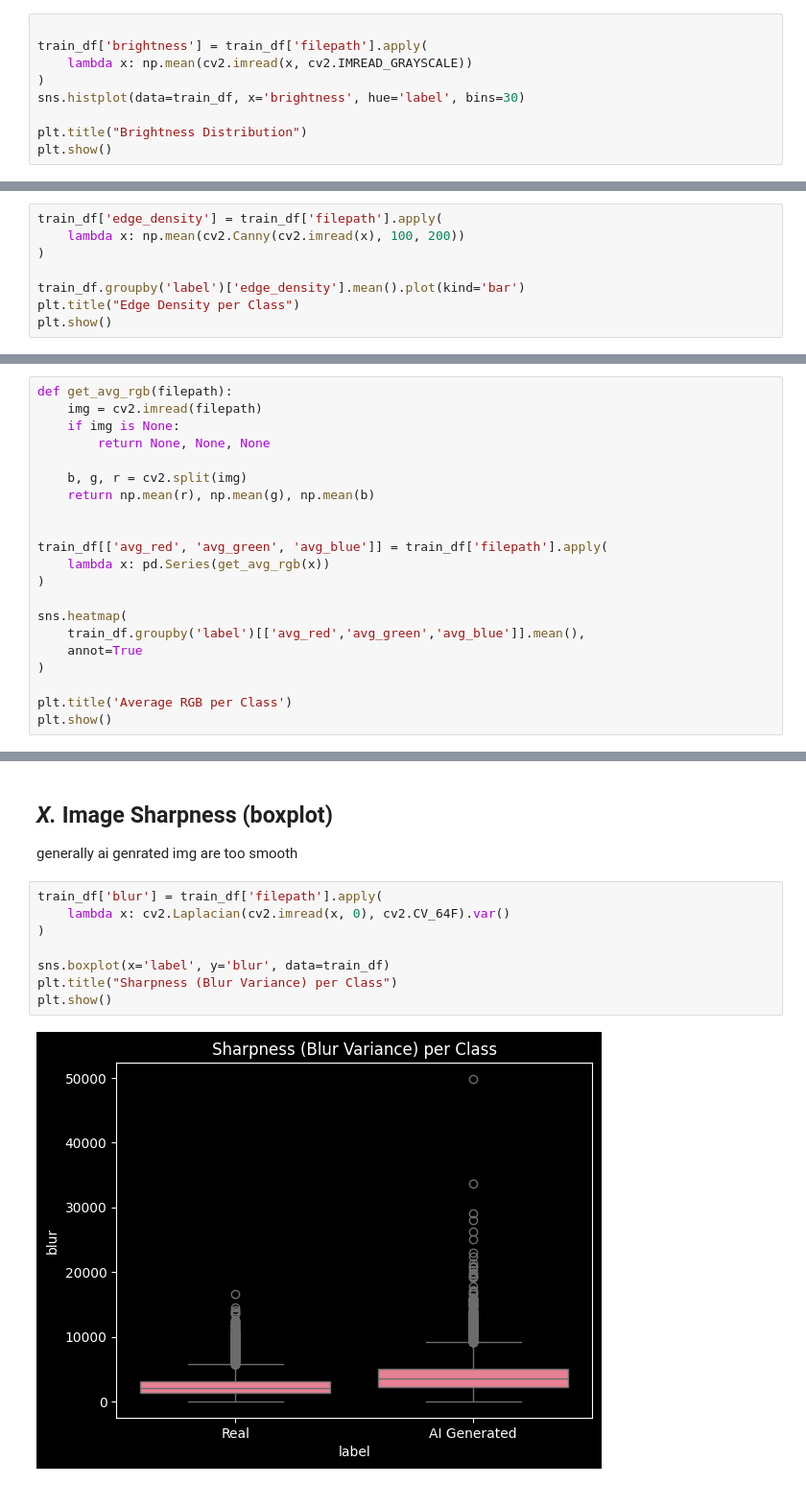
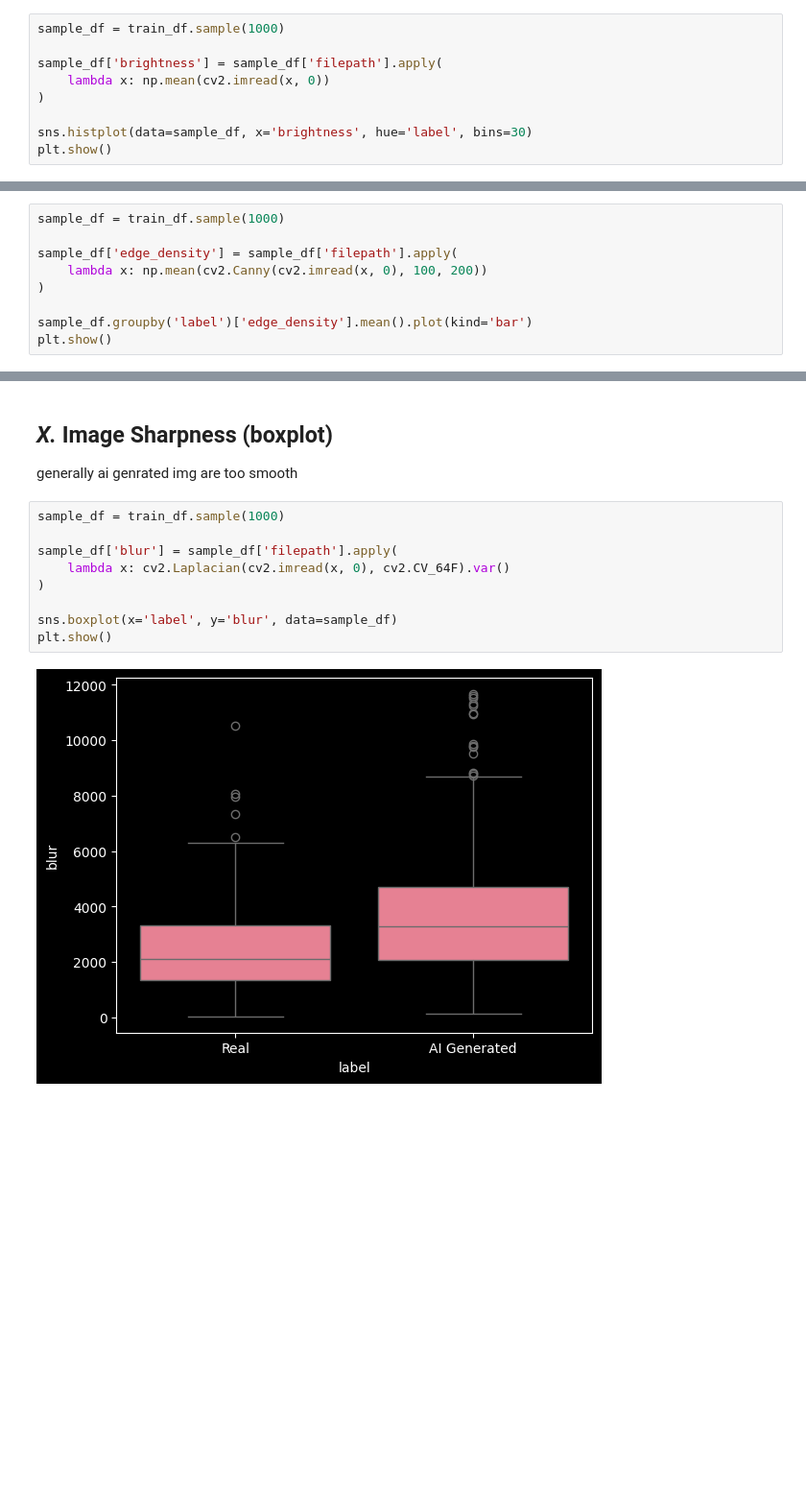
Before and after one commit to late-cat/First-Colab, a Jupyter notebook: Untitled2.ipynb, the cells around one changed output, grey strips where cells are left out. Shown at 96% size. Drawn from its saved outputs; the diff is of its cells as text; blank space fills up the shorter version.

```diff
--- a/Untitled2.ipynb
+++ b/Untitled2.ipynb
@@ -131,12 +130,12 @@ plot_sample_grid(train_df,'AI Generated')
 # %% [markdown]
 ##*IV.* avg brightness for ai and real img classification
 # %%
+sample_df = train_df.sample(1000)
 
-train_df['brightness'] = train_df['filepath'].apply(
-    lambda x: np.mean(cv2.imread(x, cv2.IMREAD_GRAYSCALE))
+sample_df['brightness'] = sample_df['filepath'].apply(
+    lambda x: np.mean(cv2.imread(x, 0))
 )
-sns.histplot(data=train_df, x='brightness', hue='label', bins=30)
 
-plt.title("Brightness Distribution")
+sns.histplot(data=sample_df, x='brightness', hue='label', bins=30)
 plt.show()
 # %% [output]
@@ -178,11 +188,12 @@ plt.show()
 ##*VIII.* edge density for each class
 generally natural imgaes has more edge density(texture,noise) than AI images
 # %%
-train_df['edge_density'] = train_df['filepath'].apply(
-    lambda x: np.mean(cv2.Canny(cv2.imread(x), 100, 200))
+sample_df = train_df.sample(1000)
+
+sample_df['edge_density'] = sample_df['filepath'].apply(
+    lambda x: np.mean(cv2.Canny(cv2.imread(x, 0), 100, 200))
 )
 
-train_df.groupby('label')['edge_density'].mean().plot(kind='bar')
-plt.title("Edge Density per Class")
+sample_df.groupby('label')['edge_density'].mean().plot(kind='bar')
 plt.show()
 # %% [output]
@@ -190,24 +201,3 @@ plt.show()
 # %% [markdown]
 ##*IX.* Average RGB Channel Values per Class
 compares the average red, green, and blue channel intensities between real and AI-generated images.
-# %%
-def get_avg_rgb(filepath):
-    img = cv2.imread(filepath)
-    if img is None:
-        return None, None, None
-
-    b, g, r = cv2.split(img)
-    return np.mean(r), np.mean(g), np.mean(b)
-
-
-train_df[['avg_red', 'avg_green', 'avg_blue']] = train_df['filepath'].apply(
-    lambda x: pd.Series(get_avg_rgb(x))
-)
-
-sns.heatmap(
-    train_df.groupby('label')[['avg_red','avg_green','avg_blue']].mean(),
-    annot=True
-)
-
-plt.title('Average RGB per Class')
-plt.show()
@@ -217,12 +222,13 @@ plt.show()
 ## ***X.*** Image Sharpness (boxplot)
 generally ai genrated img are too smooth
 # %%
-train_df['blur'] = train_df['filepath'].apply(
+sample_df = train_df.sample(1000)
+
+sample_df['blur'] = sample_df['filepath'].apply(
     lambda x: cv2.Laplacian(cv2.imread(x, 0), cv2.CV_64F).var()
 )
 
-sns.boxplot(x='label', y='blur', data=train_df)
-plt.title("Sharpness (Blur Variance) per Class")
+sns.boxplot(x='label', y='blur', data=sample_df)
 plt.show()
 # %% [output]
-[figure, old version]
+[figure, new version]
```
Also changed, not shown: parts of 15 cells of this notebook.
